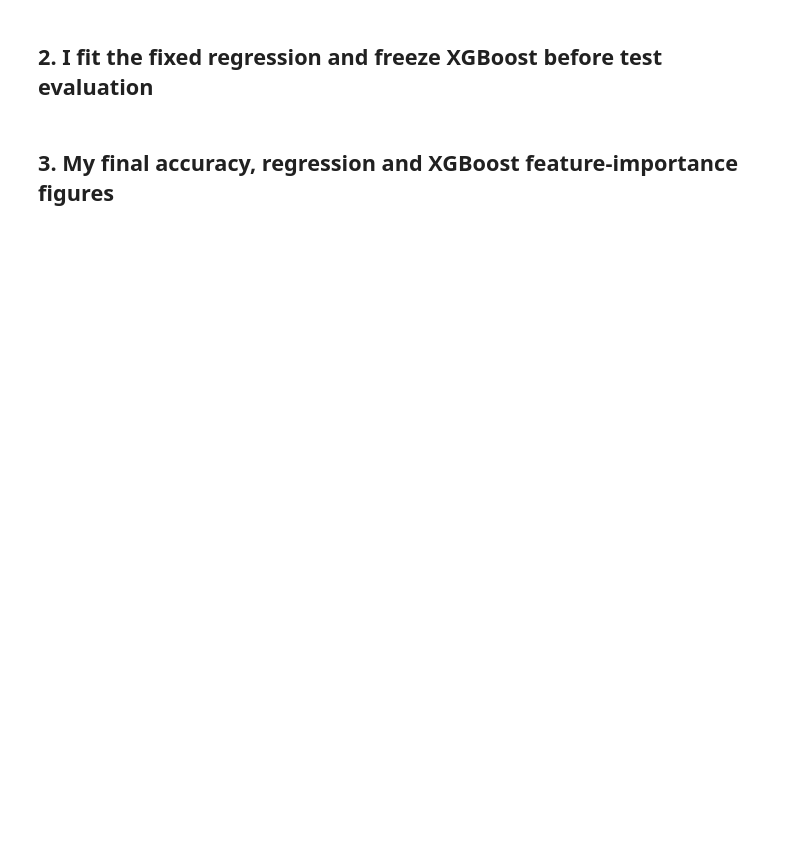
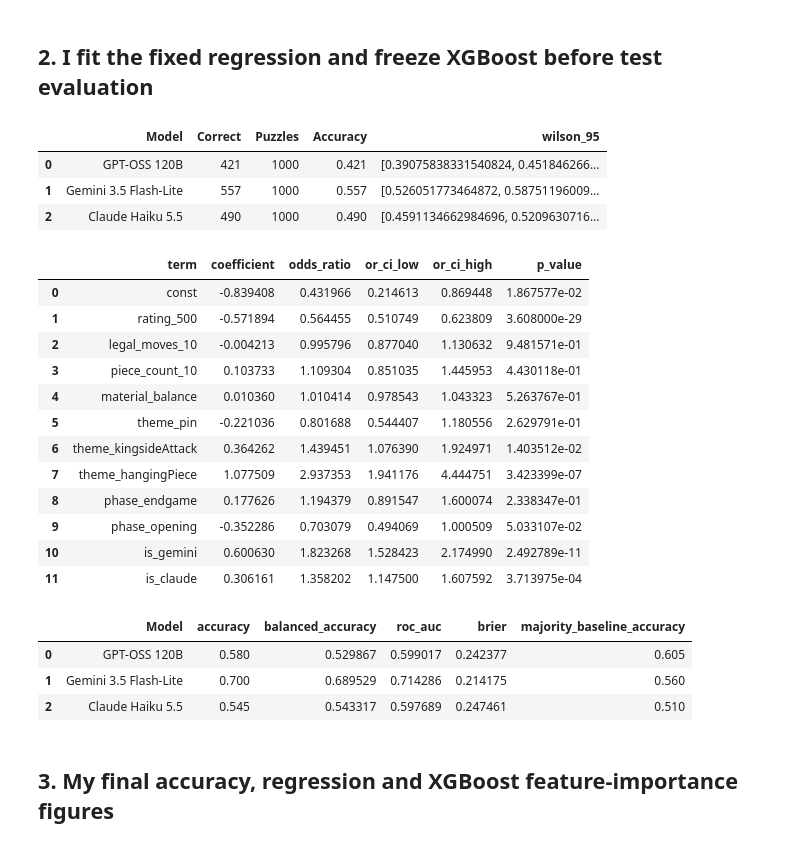
Before and after one commit to lev1denison/LLM_Chess_Comparison, a Jupyter notebook: notebooks/06_final_analysis.ipynb, the cells around one changed output. Saved outputs shown, nothing was run; the diff lists cells and outputs as text; code cells hidden in the pictures; blank space fills up the shorter version.

```diff
--- a/notebooks/06_final_analysis.ipynb
+++ b/notebooks/06_final_analysis.ipynb
@@ -94,0 +112,24 @@ Final analysis is pending: I need all 1,000 audited answers from each model. I d
+# %%
+# Verify result metadata against the frozen sample and retain file hashes.
+assert READY
+data_audit={'passed':True,'new_api_requests':0,'files':{},'models':{}}
+for name in PLAN['models']:
+    result=pd.read_csv(BASE/name/'results.csv',dtype={'puzzle_id':str})
+    assert result.trial_id.nunique()==1000
+    assert result.scoring_version.eq('solution_mention_v1').all()
+    assert result.strict_success.isin([0,1]).all()
+    joined=features.merge(result,on='puzzle_id',suffixes=('_f','_r'),validate='one_to_one')
+    for col in ['split','solver_fen','official_first_move','collection_order']:
+        assert joined[col+'_f'].equals(joined[col+'_r']), (name,col)
+    assert result.returned_model.eq(CONFIG['models'][name]['model']).all()
+    assert result.groupby('split').size().to_dict()=={'test':200,'train':800}
+    data_audit['models'][name]={'n':1000,'train_n':800,'test_n':200,'strict_correct':int(result.strict_success.sum()),'tolerant_correct':int(result.success.sum())}
+    for filename in ['results.csv','outcomes.jsonl','requests.jsonl','audit.json','summary.json']:
+        path=BASE/name/filename
+        data_audit['files'][str(path.relative_to(ROOT))]=sha(path)
+for filename in ['puzzles.csv','analysis_features.csv','feature_recipe.json','manifest.json']:
+    data_audit['files'][str((BASE/filename).relative_to(ROOT))]=sha(BASE/filename)
+audit_path=OUT/'final_data_audit.json'
+if audit_path.exists():assert json.loads(audit_path.read_text())==data_audit
+else:save(audit_path,data_audit)
+display(pd.DataFrame(data_audit['models']).T)
@@ -103,8 +149,8 @@ fit=None;boosters={};coefs=None
 if READY:
     predictors=RECIPE['core'] if MODE=='early' else RECIPE['full']
     tree_predictors=[{'rating_500':'puzzle_rating','legal_moves_10':'legal_moves','piece_count_10':'piece_count'}.get(k,k) for k in predictors]
-    pooled=pd.concat([d.assign(is_gemini=int(name=='gemini'),model_key=name) for name,d in frames.items()],ignore_index=True)
-    names=predictors+['is_gemini'];X=sm.add_constant(pooled[names].astype(float),has_constant='add');y=pooled.success.astype(int)
+    pooled=pd.concat([d.assign(is_gemini=int(name=='gemini'),is_claude=int(name=='claude_haiku'),model_key=name) for name,d in frames.items()],ignore_index=True)
+    names=predictors+['is_gemini','is_claude'];X=sm.add_constant(pooled[names].astype(float),has_constant='add');y=pooled.success.astype(int)
     threshold=15 if MODE=='early' else 50
     supported=all(min(int(d.success.sum()),len(d)-int(d.success.sum()))>=threshold for d in frames.values())
     reasons=[]
@@ -123,7 +169,7 @@ if READY:
             coefs.to_csv(OUT/'logistic_coefficients.csv',index=False);joblib.dump(fit,OUT/'logistic_regression.joblib')
             if MODE=='final':save(OUT/'primary_rating_test.json',{'two_sided_p':float(fit.pvalues['rating_500']),'cluster':'puzzle_id','scope':'Prespecified rating association; secondary coefficients are descriptive.'})
         except Exception as error:
-            fit=None;reasons.append('Regression checks failed: '+type(error).__name__)
+            fit=None;reasons.append('Regression checks failed: '+type(error).__name__+': '+str(error))
 
     rows=[];metrics=[]
     parameters=PLAN['xgboost_parameters']
@@ -137,7 +183,7 @@ if READY:
         model_path=OUT/(name+'_xgboost.ubj');training_path=OUT/(name+'_xgboost_training.json')
         expected={'model_key':name,'method':'XGBoost','parameters':parameters,'features':tree_predictors,
                   'train_ids':sorted(train.puzzle_id),'source_input_sha256':sha(OUT/(name+'_inputs.csv')),
-                  'final_plan_sha256':sha(CFG/'final_analysis_plan.json'),'xgboost_version':xgboost.__version__}
+                  'final_plan_sha256':sha(CFG/'final_three_model_plan.json'),'xgboost_version':xgboost.__version__}
         if model_path.exists() or training_path.exists():
             assert model_path.exists() and training_path.exists(), 'Incomplete saved fit; inspect before evaluation.'
             training=json.loads(training_path.read_text())
@@ -166,33 +212,55 @@ if READY:
             receipt=json.loads(evaluation_path.read_text())
             assert receipt['model_sha256']==sha(model_path) and receipt['input_sha256']==expected['source_input_sha256']
             assert receipt['predictions_sha256']==sha(prediction_path)
             cached=pd.read_csv(prediction_path,dtype={'puzzle_id':str});assert set(cached.puzzle_id)==set(test.puzzle_id) and len(cached)==200
             metric=receipt['metrics']
         else:
             assert not prediction_path.exists(), 'Partial evaluation exists; inspect before continuing.'
             probability=booster.predict_proba(test[tree_predictors])[:,1]
             prediction=(probability>=PLAN['class_threshold']).astype(int);truth=test.success.astype(int)
             ncorrect=int((prediction==truth).sum());majority=int(train.success.mean()>=.5)
             metric={'Model':CONFIG['models'][name]['label'],'method':'XGBoost','test_n':200,
                     'accuracy':float(accuracy_score(truth,prediction)),'wilson_95':wilson(ncorrect,200),
                     'balanced_accuracy':float(balanced_accuracy_score(truth,prediction)),
                     'roc_auc':float(roc_auc_score(truth,probability)) if truth.nunique()==2 else None,
                     'brier':float(brier_score_loss(truth,probability)),
                     'confusion_tn_fp_fn_tp':confusion_matrix(truth,prediction,labels=[0,1]).ravel().tolist(),
                     'majority_baseline_accuracy':float((truth==majority).mean())}
             pd.DataFrame({'puzzle_id':test.puzzle_id,'truth':truth,'probability':probability,'prediction':prediction}).to_csv(prediction_path,index=False)
             save(evaluation_path,{'model_sha256':sha(model_path),'input_sha256':expected['source_input_sha256'],
                                  'predictions_sha256':sha(prediction_path),'test_ids':sorted(test.puzzle_id),'metrics':metric})
         metrics.append(metric)
     pd.DataFrame(rows).to_csv(OUT/'accuracy.csv',index=False)
     if metrics:save(OUT/'heldout_metrics.json',metrics)
     report={'status':'analyzed','scope':'final','regression_fitted':fit is not None,'puzzle_clusters':1000,
             'prediction_method':'XGBoost','xgboost_models':list(boosters),'reasons':reasons,
             'heldout_evaluation_performed':bool(metrics),'new_api_requests':0,'accuracy':rows}
     save(OUT/'status.json',report);display(pd.DataFrame(rows))
     if coefs is not None:display(coefs)
     if metrics:display(pd.DataFrame(metrics)[['Model','accuracy','balanced_accuracy','roc_auc','brier','majority_baseline_accuracy']])
     for reason in reasons:print(reason)
+# %% [output]
+|  | Model | Correct | Puzzles | Accuracy | wilson_95 |
+| 0 | GPT-OSS 120B | 421 | 1000 | 0.421 | [0.39075838331540824, 0.451846266... |
+| 1 | Gemini 3.5 Flash-Lite | 557 | 1000 | 0.557 | [0.526051773464872, 0.58751196009... |
+| 2 | Claude Haiku 5.5 | 490 | 1000 | 0.490 | [0.4591134662984696, 0.5209630716... |
+|  | term | coefficient | odds_ratio | or_ci_low | or_ci_high | p_value |
+| 0 | const | -0.839408 | 0.431966 | 0.214613 | 0.869448 | 1.867577e-02 |
+| 1 | rating_500 | -0.571894 | 0.564455 | 0.510749 | 0.623809 | 3.608000e-29 |
+| 2 | legal_moves_10 | -0.004213 | 0.995796 | 0.877040 | 1.130632 | 9.481571e-01 |
+| 3 | piece_count_10 | 0.103733 | 1.109304 | 0.851035 | 1.445953 | 4.430118e-01 |
+| 4 | material_balance | 0.010360 | 1.010414 | 0.978543 | 1.043323 | 5.263767e-01 |
+| 5 | theme_pin | -0.221036 | 0.801688 | 0.544407 | 1.180556 | 2.629791e-01 |
+| 6 | theme_kingsideAttack | 0.364262 | 1.439451 | 1.076390 | 1.924971 | 1.403512e-02 |
+| 7 | theme_hangingPiece | 1.077509 | 2.937353 | 1.941176 | 4.444751 | 3.423399e-07 |
+| 8 | phase_endgame | 0.177626 | 1.194379 | 0.891547 | 1.600074 | 2.338347e-01 |
+| 9 | phase_opening | -0.352286 | 0.703079 | 0.494069 | 1.000509 | 5.033107e-02 |
+| 10 | is_gemini | 0.600630 | 1.823268 | 1.528423 | 2.174990 | 2.492789e-11 |
+| 11 | is_claude | 0.306161 | 1.358202 | 1.147500 | 1.607592 | 3.713975e-04 |
+|  | Model | accuracy | balanced_accuracy | roc_auc | brier | majority_baseline_accuracy |
+| 0 | GPT-OSS 120B | 0.580 | 0.529867 | 0.599017 | 0.242377 | 0.605 |
+| 1 | Gemini 3.5 Flash-Lite | 0.700 | 0.689529 | 0.714286 | 0.214175 | 0.560 |
+| 2 | Claude Haiku 5.5 | 0.545 | 0.543317 | 0.597689 | 0.247461 | 0.510 |
 # %% [markdown]
 ## 3. My final accuracy, regression and XGBoost feature-importance figures
 # %%
```
Also changed, not shown: parts of 9 cells of this notebook, 36 other files.
